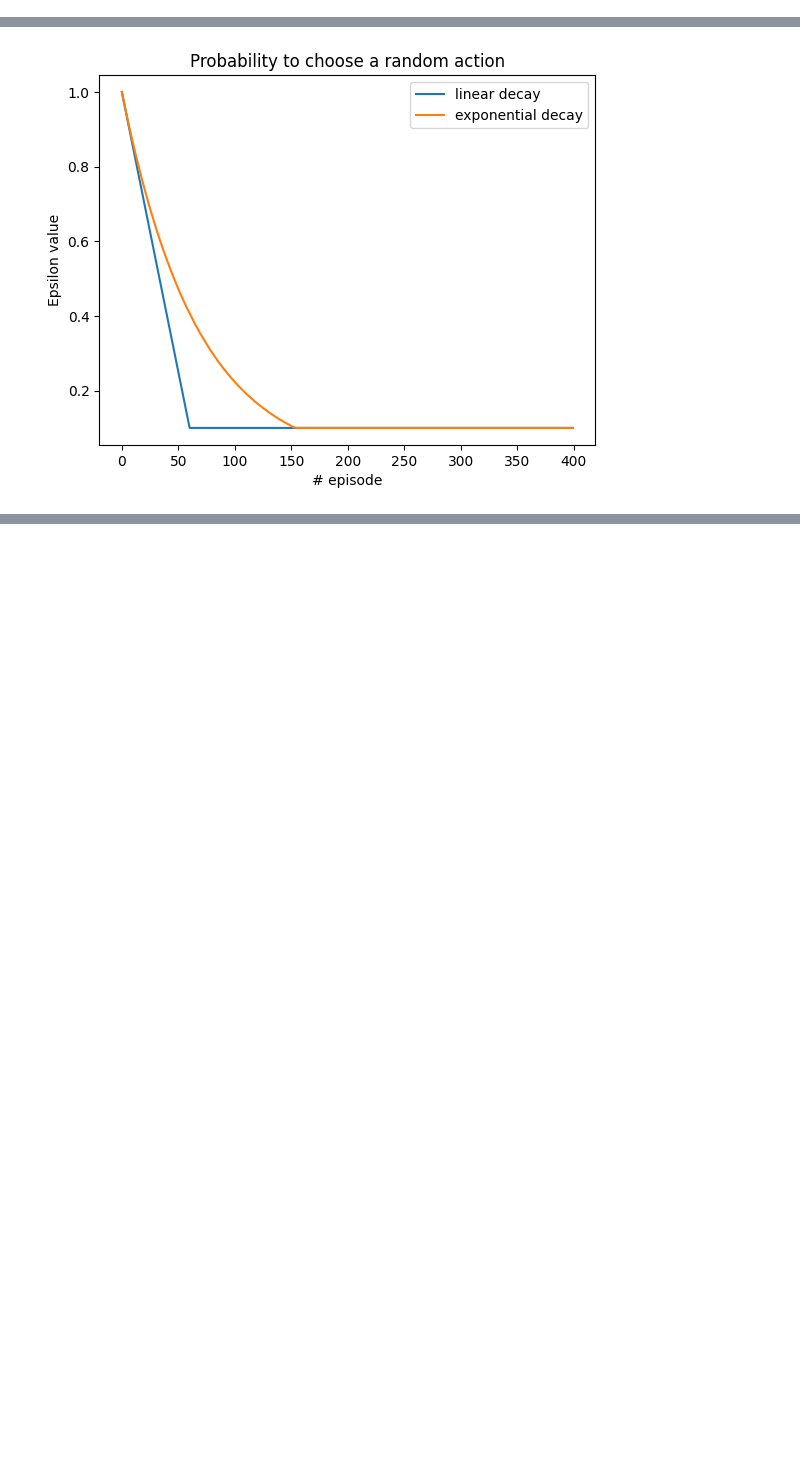
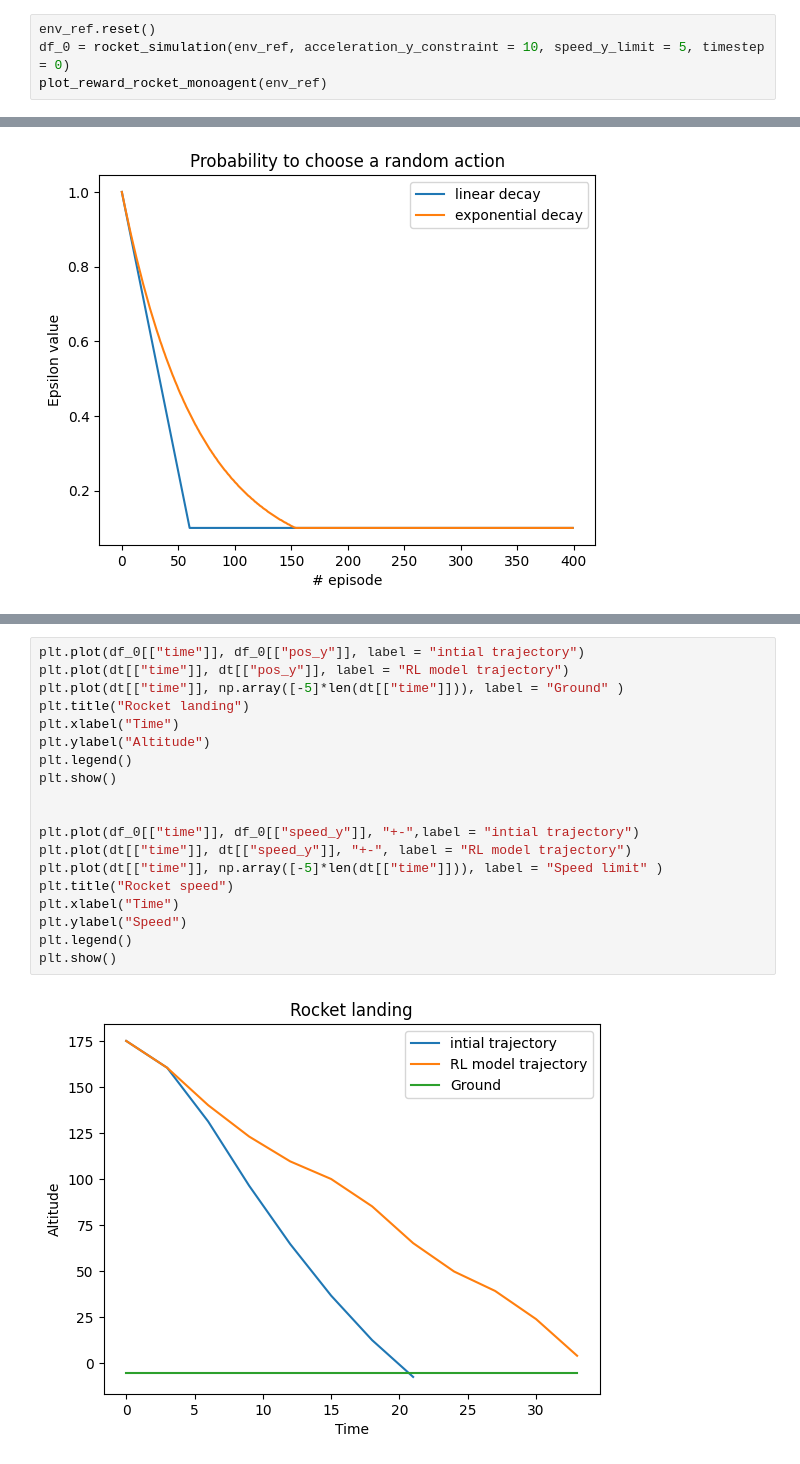
Before and after one commit to jaysenSAW/RL_engine, a Jupyter notebook: notebook/tuto_2.ipynb, the cells around one changed output, grey strips where cells are left out. Saved outputs shown, nothing was run; the diff lists cells and outputs as text; blank space fills up the shorter version.

```diff
--- a/notebook/tuto_2.ipynb
+++ b/notebook/tuto_2.ipynb
@@ -215,0 +244,4 @@ plot_reward_rocket_monoagent(env_ref)
+# %%
+env_ref.reset()
+df_0 = rocket_simulation(env_ref, acceleration_y_constraint = 10, speed_y_limit = 5, timestep = 0)
+plot_reward_rocket_monoagent(env_ref)
@@ -417,0 +425,21 @@ dt
+# %%
+plt.plot(df_0[["time"]], df_0[["pos_y"]], label = "intial trajectory")
+plt.plot(dt[["time"]], dt[["pos_y"]], label = "RL model trajectory")
+plt.plot(dt[["time"]], np.array([-5]*len(dt[["time"]])), label = "Ground" )
+plt.title("Rocket landing")
+plt.xlabel("Time")
+plt.ylabel("Altitude")
+plt.legend()
+plt.show()
+
+
+plt.plot(df_0[["time"]], df_0[["speed_y"]], "+-",label = "intial trajectory")
+plt.plot(dt[["time"]], dt[["speed_y"]], "+-", label = "RL model trajectory")
+plt.plot(dt[["time"]], np.array([-5]*len(dt[["time"]])), label = "Speed limit" )
+plt.title("Rocket speed")
+plt.xlabel("Time")
+plt.ylabel("Speed")
+plt.legend()
+plt.show()
+# %% [output]
+[figure, added]
```
Also changed, not shown: parts of 42 cells of this notebook.
